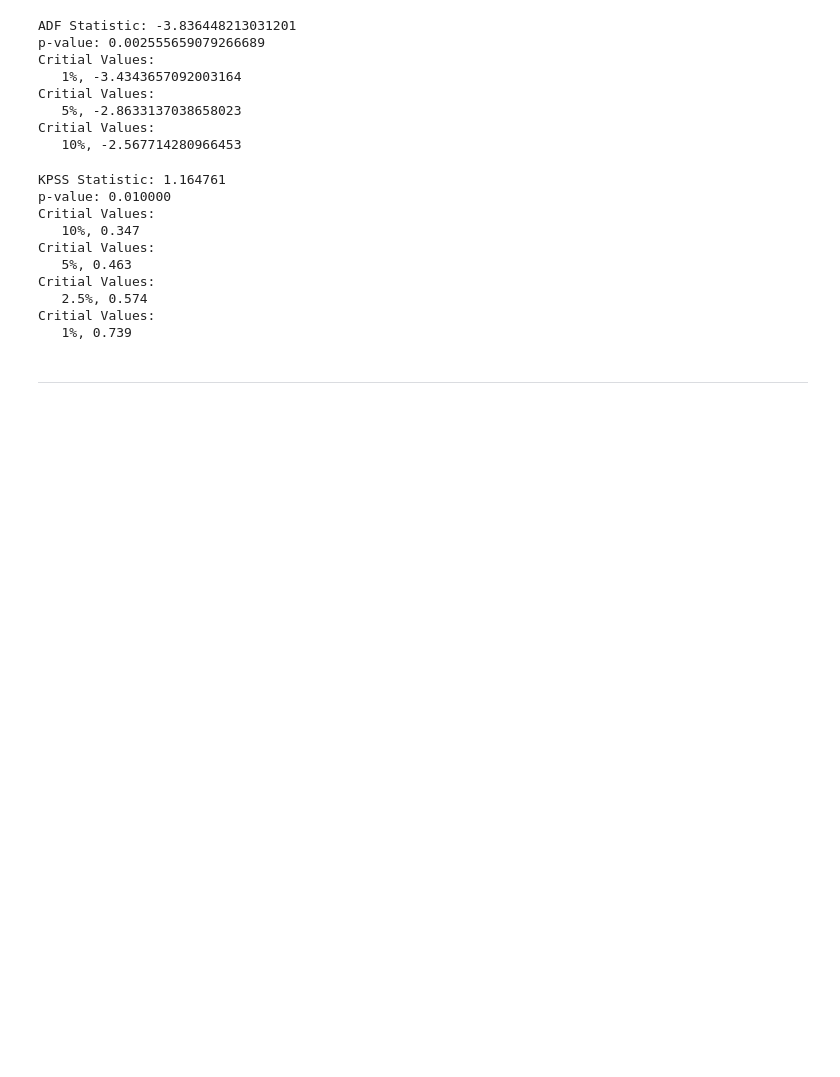
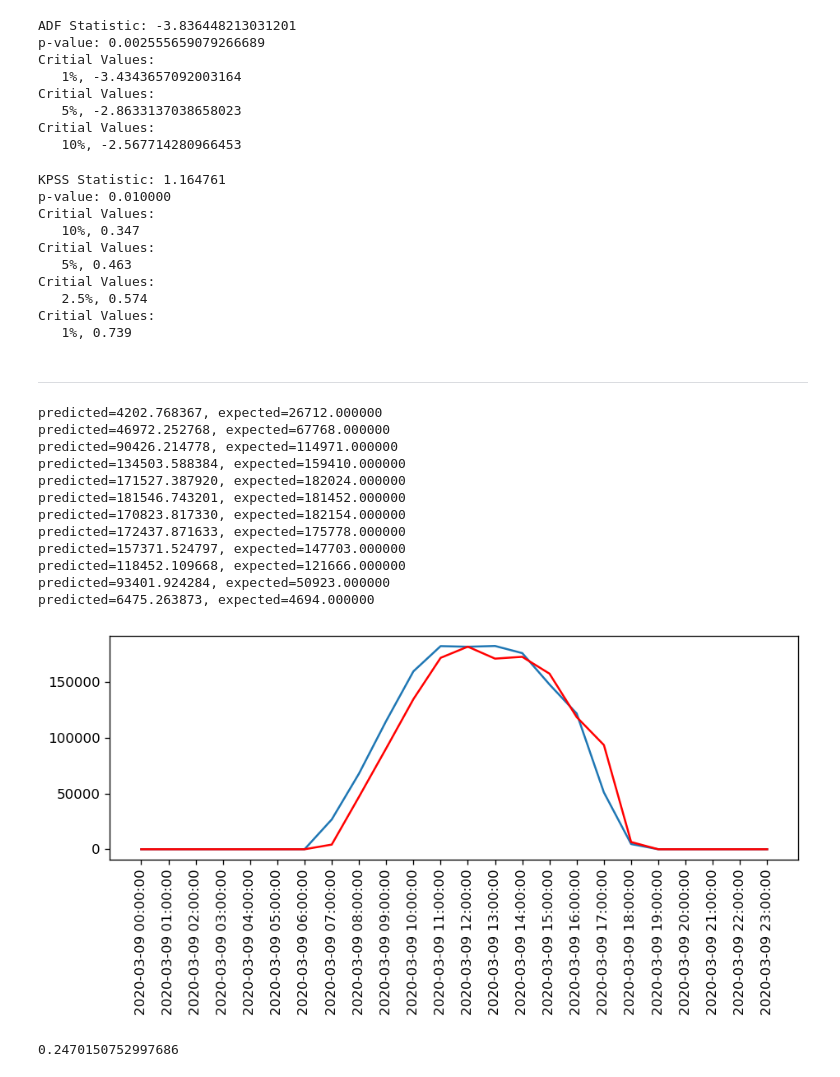
Before and after one commit to oscaralfonso17/Plantas_Intermitentes, a Jupyter notebook: Time Series Analysis/GICIS308.ipynb, the cells around one changed output. Saved outputs shown, nothing was run; the diff lists cells and outputs as text; code cells hidden in the pictures; blank space fills up the shorter version.

```diff
--- a/Time Series Analysis/GICIS308.ipynb
+++ b/Time Series Analysis/GICIS308.ipynb
@@ -210,37 +213,50 @@ predictions.append(0)
 predictions.append(0)
 predictions.append(0)
 for t in range(7,19):
-    model = ARIMA(history, order=(8,1,0))
+    model = ARIMA(history, order=(8,1,2))
     model_fit = model.fit(disp=0)
     output = model_fit.forecast()
     yhat = output[0]
     predictions.append(yhat)
     obs = test.values[t]
     history.append(obs)
     print('predicted=%f, expected=%f' % (yhat, obs))
 predictions.append(0)
 predictions.append(0)
 predictions.append(0)
 predictions.append(0)
 predictions.append(0)
-error = mean_squared_error(test, predictions)
-print('Test MSE: %.3f' % error)
 
 # plot
 plt.plot(test)
 plt.plot(predictions, color='red')
 plt.xticks(rotation=90)
 plt.show()
 
 fvst = pd.DataFrame()
 fvst['real'] = test[columna].values.flatten()
 fvst['forecasts'] = predictions
 fvst['error'] = 0
 for i in range(len(fvst)):
     fvst['error'][i] = np.abs((fvst['forecasts'][i]- fvst['real'][i])/(fvst['real'][i]))
 
 mea = np.mean(fvst.iloc[7:19,2])
 mea
+# %% [output]
+predicted=4202.768367, expected=26712.000000
+predicted=46972.252768, expected=67768.000000
+predicted=90426.214778, expected=114971.000000
+predicted=134503.588384, expected=159410.000000
+predicted=171527.387920, expected=182024.000000
+predicted=181546.743201, expected=181452.000000
+predicted=170823.817330, expected=182154.000000
+predicted=172437.871633, expected=175778.000000
+predicted=157371.524797, expected=147703.000000
+predicted=118452.109668, expected=121666.000000
+predicted=93401.924284, expected=50923.000000
+predicted=6475.263873, expected=4694.000000
+[figure, added]
+0.2470150752997686
 # %%
 history = [x for x in train.values]
 predictions = list()
```
Also changed, not shown: parts of 2 cells of this notebook.
